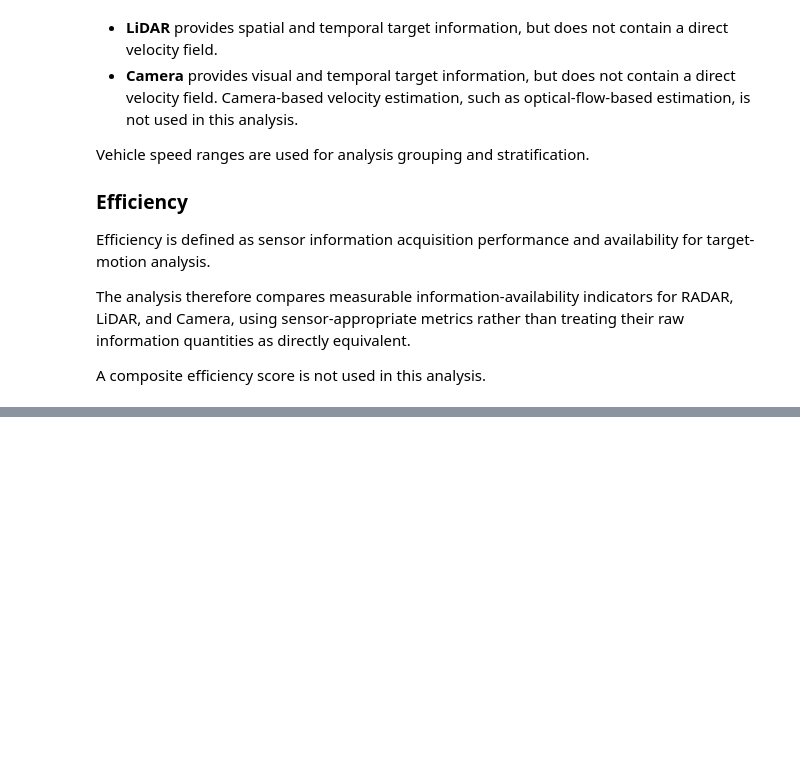
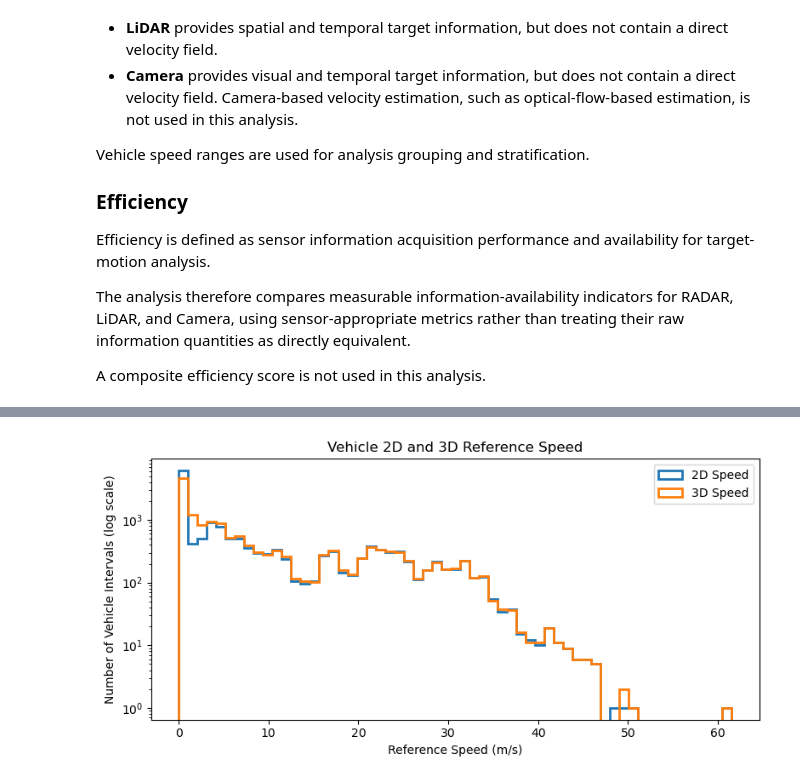
Before and after one commit to lailaamin70/Boeing-RADAR-Autonomous-, a Jupyter notebook: velocity_efficiency_report.ipynb, the cells around one changed output, grey strips where cells are left out. Saved outputs shown, nothing was run; the diff lists cells and outputs as text; code cells hidden in the pictures; blank space fills up the shorter version.

```diff
--- a/velocity_efficiency_report.ipynb
+++ b/velocity_efficiency_report.ipynb
@@ -39,0 +234,15 @@ A composite efficiency score is not used in this analysis.
+# %%
+bins = np.linspace(0, vehicle_reference_df[["speed_2d_mps", "speed_3d_mps"]].to_numpy().max(), 60)
+
+plt.figure(figsize=(8, 4))
+plt.hist(vehicle_reference_df["speed_2d_mps"], bins=bins, histtype="step", linewidth=2, label="2D Speed")
+plt.hist(vehicle_reference_df["speed_3d_mps"], bins=bins, histtype="step", linewidth=2, label="3D Speed")
+plt.yscale("log")
+plt.xlabel("Reference Speed (m/s)")
+plt.ylabel("Number of Vehicle Intervals (log scale)")
+plt.title("Vehicle 2D and 3D Reference Speed")
+plt.legend()
+plt.tight_layout()
+plt.show()
+# %% [output]
+[figure, added]
```
Also changed, not shown: parts of 43 cells of this notebook.
